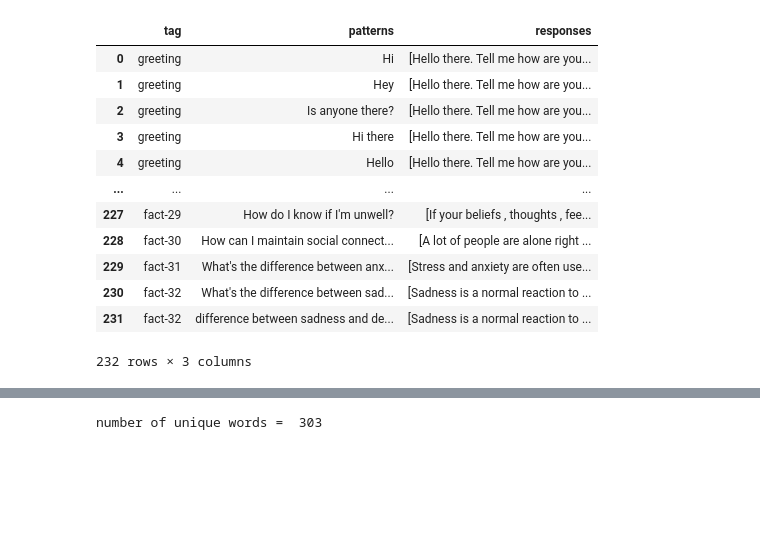
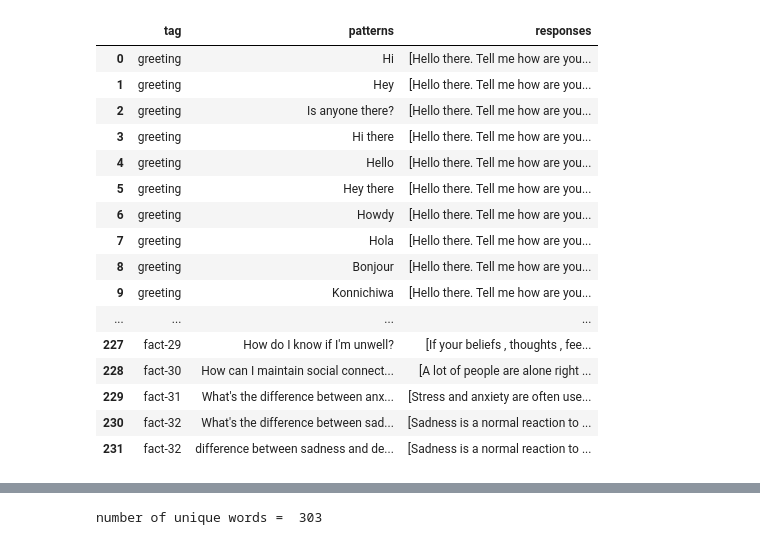
Before and after one commit to Mazcho/Sistem-Temu-Kembali-Informasi, a Jupyter notebook: TA STKI/TA_STKI.ipynb, the cells around one changed output, grey strips where cells are left out. Cells and saved outputs as stored; diff of their text form; code cells hidden in the pictures; blank space fills up the shorter version.

```diff
--- a/TA STKI/TA_STKI.ipynb
+++ b/TA STKI/TA_STKI.ipynb
@@ -26,30 +30,35 @@ df
 # %%
 dic = {"tag":[], "patterns":[], "responses":[]}
 for i in range(len(df)):
     ptrns = df[df.index == i]['patterns'].values[0]
     rspns = df[df.index == i]['responses'].values[0]
     tag = df[df.index == i]['tag'].values[0]
     for j in range(len(ptrns)):
         dic['tag'].append(tag)
         dic['patterns'].append(ptrns[j])
         dic['responses'].append(rspns)
 
 df = pd.DataFrame.from_dict(dic)
+pd.set_option("Display.max.rows",None)
 df
 # %% [output]
 |  | tag | patterns | responses |
 | 0 | greeting | Hi | [Hello there. Tell me how are you... |
 | 1 | greeting | Hey | [Hello there. Tell me how are you... |
 | 2 | greeting | Is anyone there? | [Hello there. Tell me how are you... |
 | 3 | greeting | Hi there | [Hello there. Tell me how are you... |
 | 4 | greeting | Hello | [Hello there. Tell me how are you... |
+| 5 | greeting | Hey there | [Hello there. Tell me how are you... |
+| 6 | greeting | Howdy | [Hello there. Tell me how are you... |
+| 7 | greeting | Hola | [Hello there. Tell me how are you... |
+| 8 | greeting | Bonjour | [Hello there. Tell me how are you... |
+| 9 | greeting | Konnichiwa | [Hello there. Tell me how are you... |
 | ... | ... | ... | ... |
 | 227 | fact-29 | How do I know if I'm unwell? | [If your beliefs , thoughts , fee... |
 | 228 | fact-30 | How can I maintain social connect... | [A lot of people are alone right ... |
 | 229 | fact-31 | What's the difference between anx... | [Stress and anxiety are often use... |
 | 230 | fact-32 | What's the difference between sad... | [Sadness is a normal reaction to ... |
 | 231 | fact-32 | difference between sadness and de... | [Sadness is a normal reaction to ... |
-232 rows × 3 columns
 # %%
 df['tag'].unique()
 # %% [output]
```
Also changed, not shown: parts of 13 cells of this notebook, 1 other file.
